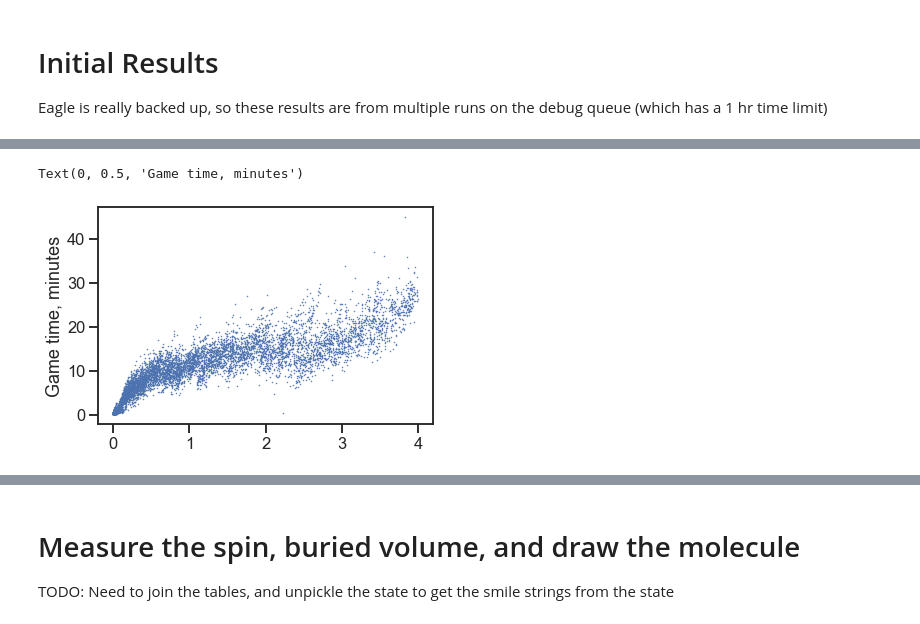
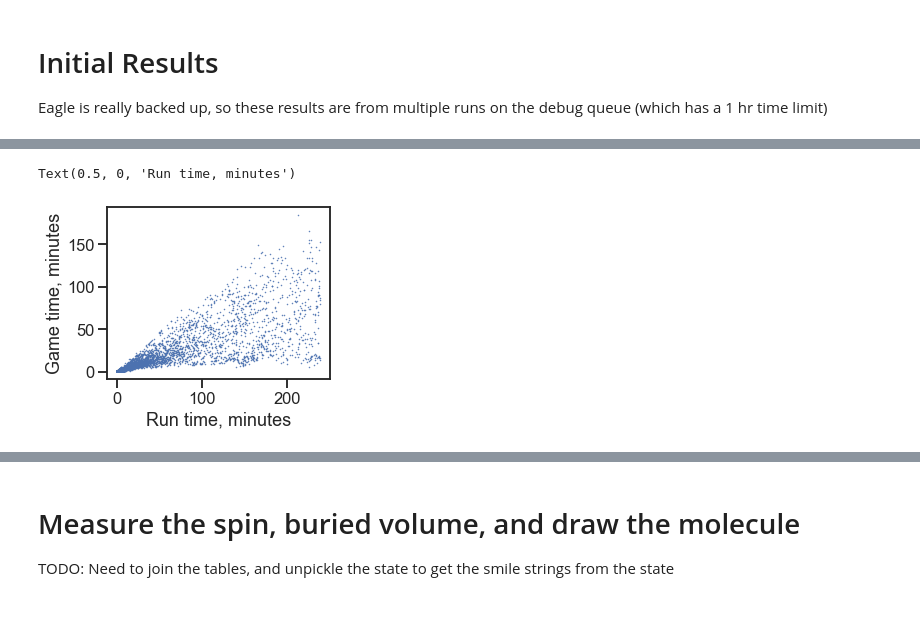
Before and after one commit to NREL/rlmolecule, a Jupyter notebook: examples/stable_radical_optimization/notebooks/monitor_progress.ipynb, the cells around one changed output, grey strips where cells are left out. Saved outputs shown, nothing was run; the diff lists cells and outputs as text; code cells hidden in the pictures.

```diff
--- a/examples/stable_radical_optimization/notebooks/monitor_progress.ipynb
+++ b/examples/stable_radical_optimization/notebooks/monitor_progress.ipynb
@@ -108,6 +108,11 @@ time_sum['execution_time.get_next_actions'] / time_sum['execution_count.get_next
 # %%
-plt.plot(df.time_hours, time.total_time / 60, '.', ms=1)
+fig = plt.figure(figsize=(4,4))
+ax = fig.add_subplot(111, aspect='equal')
+
+plt.plot(df.time_hours * 60, time.total_time / 60, '.', ms=1)
+
 plt.ylabel('Game time, minutes')
+plt.xlabel('Run time, minutes')
 # %% [output]
-Text(0, 0.5, 'Game time, minutes')
+Text(0.5, 0, 'Run time, minutes')
-[figure, old version]
+[figure, new version]
```
Also changed, not shown: parts of 26 cells of this notebook, 4 other files.
